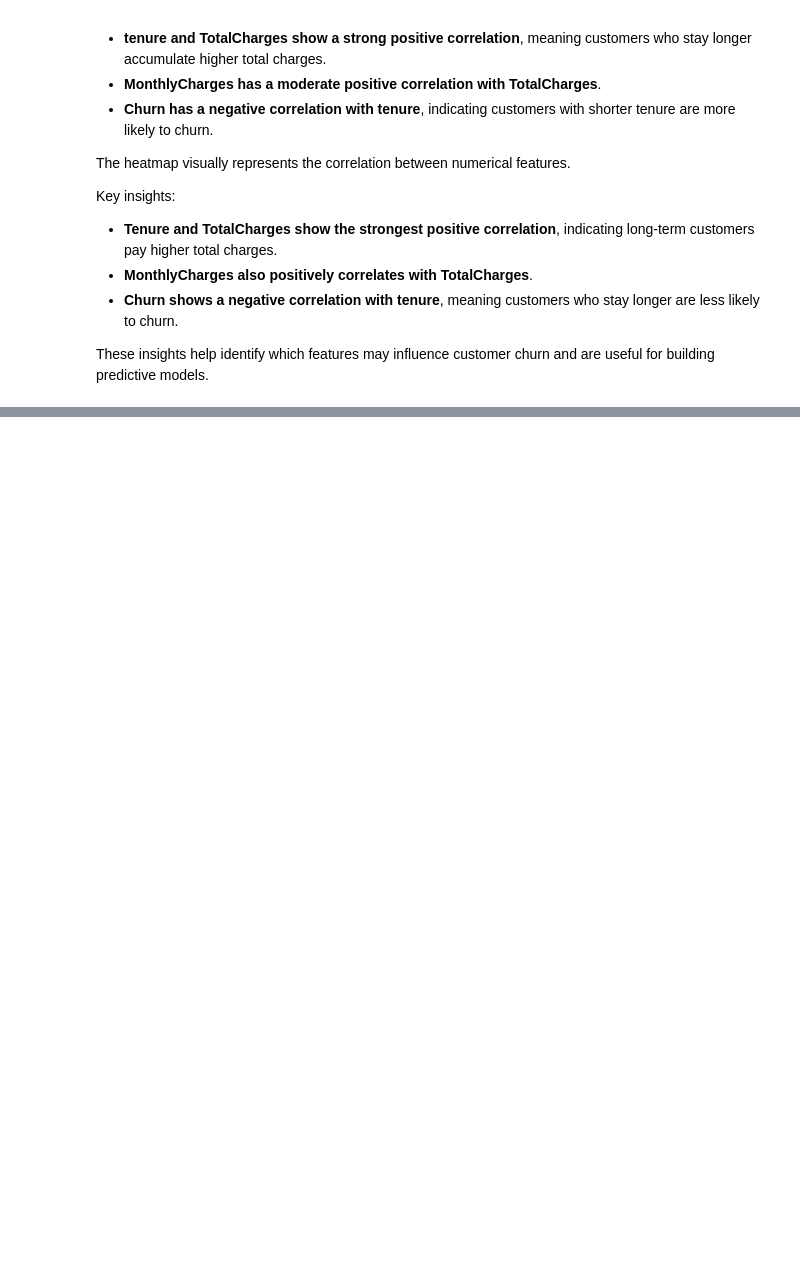
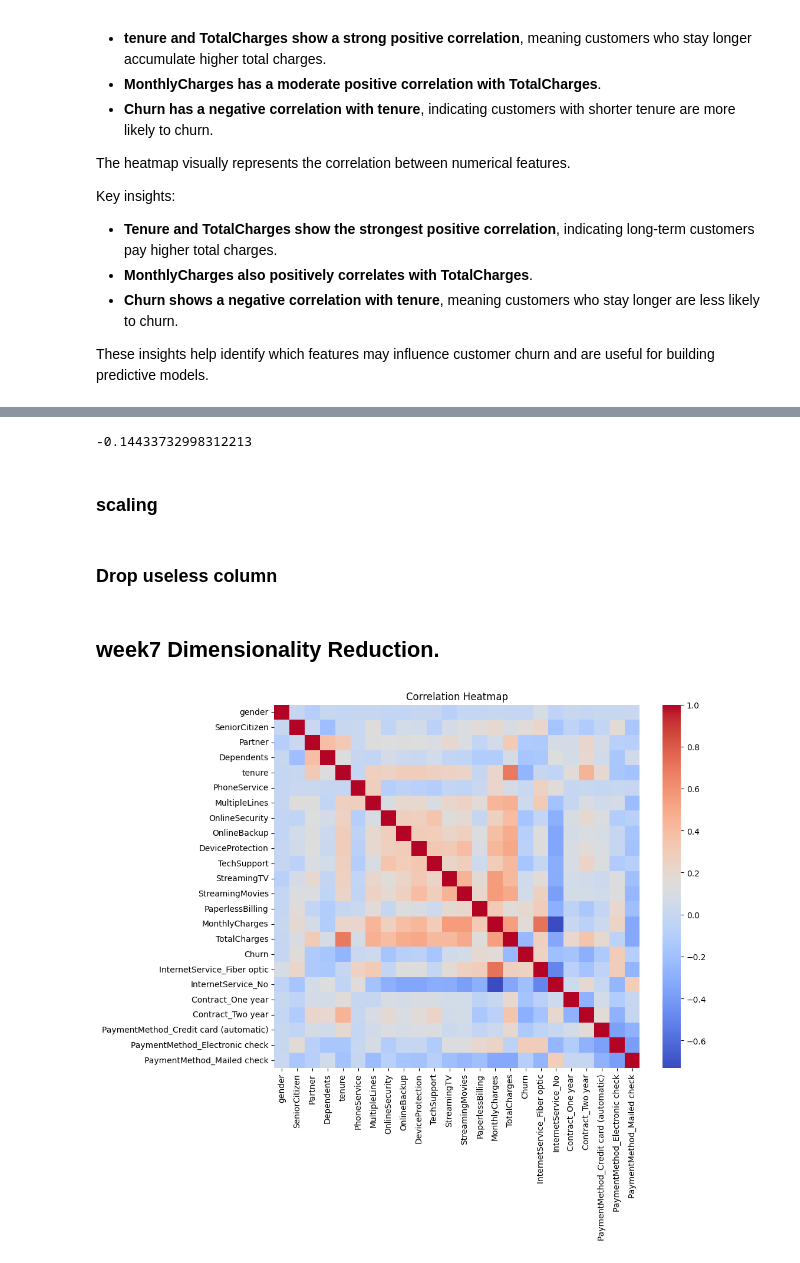
Before and after one commit to tejasrivelumani/24ADI004_DSV_TEAM_11, a Jupyter notebook: teleco_churn.ipynb, the cells around one changed output, grey strips where cells are left out. Cells and saved outputs as stored; diff of their text form; code cells hidden in the pictures; blank space fills up the shorter version.

```diff
--- a/teleco_churn.ipynb
+++ b/teleco_churn.ipynb
@@ -954,0 +1028,4 @@ These insights help identify which features may influence customer churn and are
+# %%
+df = pd.get_dummies(df, columns=[
+    'InternetService','Contract','PaymentMethod'
+], drop_first=True)
@@ -954,0 +1079,31 @@ These insights help identify which features may influence customer churn and are
+# %%
+from sklearn.preprocessing import PowerTransformer
+
+pt = PowerTransformer(method='yeo-johnson')
+df['TotalCharges'] = pt.fit_transform(df[['TotalCharges']])
+
+df['TotalCharges'].skew()
+# %% [output]
+-0.14433732998312213
+# %% [markdown]
+### scaling
+# %%
+from sklearn.preprocessing import StandardScaler
+
+scaler = StandardScaler()
+
+num_cols = ['tenure','MonthlyCharges','TotalCharges']
+df[num_cols] = scaler.fit_transform(df[num_cols])
+# %% [markdown]
+### Drop useless column
+# %%
+df.drop('customerID', axis=1, inplace=True)
+# %% [markdown]
+## week7  Dimensionality Reduction.
+# %%
+plt.figure(figsize=(10,8))
+sns.heatmap(df.corr(), cmap='coolwarm')
+plt.title("Correlation Heatmap")
+plt.show()
+# %% [output]
+[figure, added]
```
Also changed, not shown: parts of 28 cells of this notebook.
